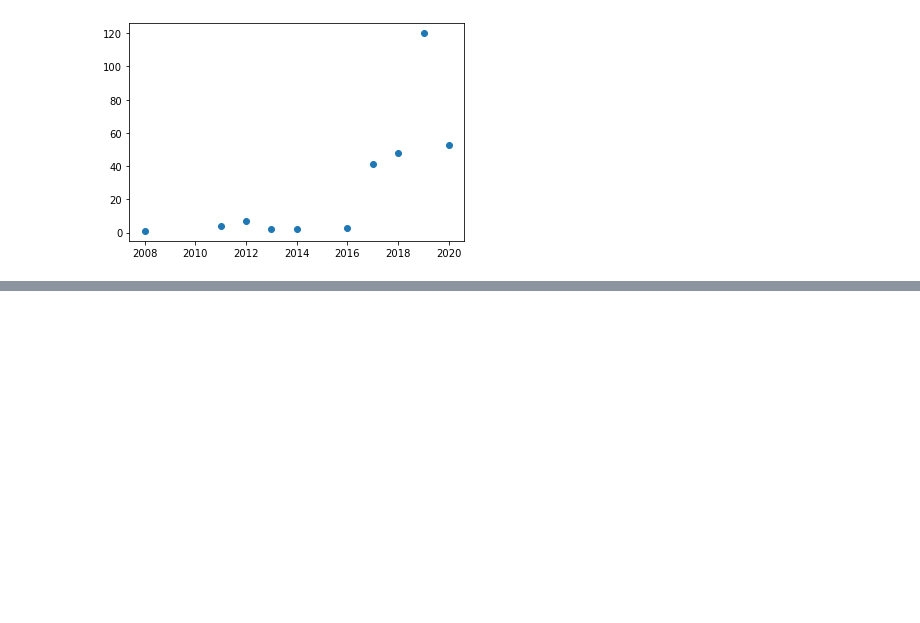
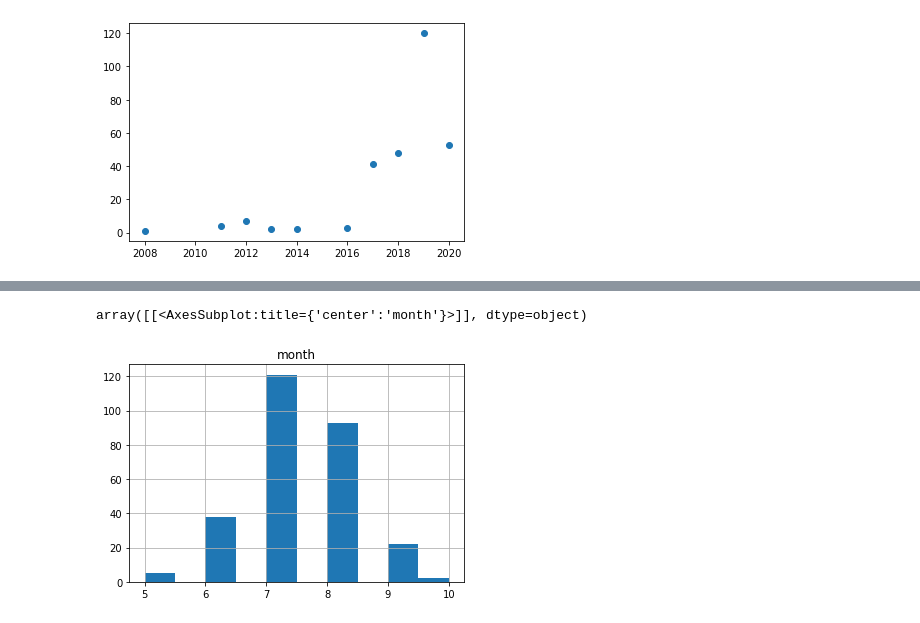
Before and after one commit to han16nah/final_project-han16nah, a Jupyter notebook: gbif_analysis.ipynb, the cells around one changed output, grey strips where cells are left out. Cells and saved outputs as stored; diff of their text form; code cells hidden in the pictures; blank space fills up the shorter version.

Commit message:
added plot with month of occurence

```diff
--- a/gbif_analysis.ipynb
+++ b/gbif_analysis.ipynb
@@ -232,0 +235,20 @@ plt.plot_date(year, number)
+# %%
+isodontia_ger_month_df = pd.DataFrame(gdf_isodontia_ger['month'])
+# dictionary to replace the integers by month names
+month_names = {1 : 'January',
+        2 : 'February',
+        3 : 'March',
+        4 : 'April',
+        5 : 'May',
+        6 : 'June',
+        7 : 'July',
+        8 : 'August',
+        9 : 'September',
+        10 : 'October',
+        11 : 'November',
+        12 : 'December'
+       }
+month_nums = [1,2,3,4,5,6,7,8,9,10,11,12]
+month_names = ['January','February','March','April','May','June','July','August','September','October','November','December']
+#isodontia_ger_month_df['month_name'] = isodontia_ger_month_df.replace({'month' : month_names})
+isodontia_ger_month_df.head(ticks=month_nums, )
@@ -232,0 +262,6 @@ plt.plot_date(year, number)
+# %%
+isodontia_ger_month_df.hist()
+plt.xticks(ticks = )
+# %% [output]
+array([[<AxesSubplot:title={'center':'month'}>]], dtype=object)
+[figure, added]
```
Also changed, not shown: parts of 2 cells of this notebook.
